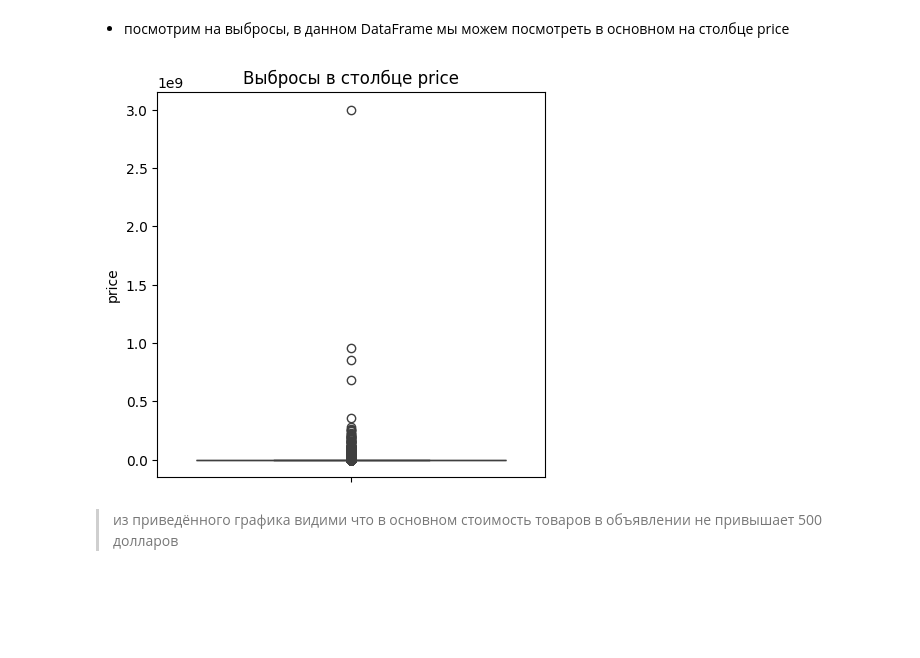
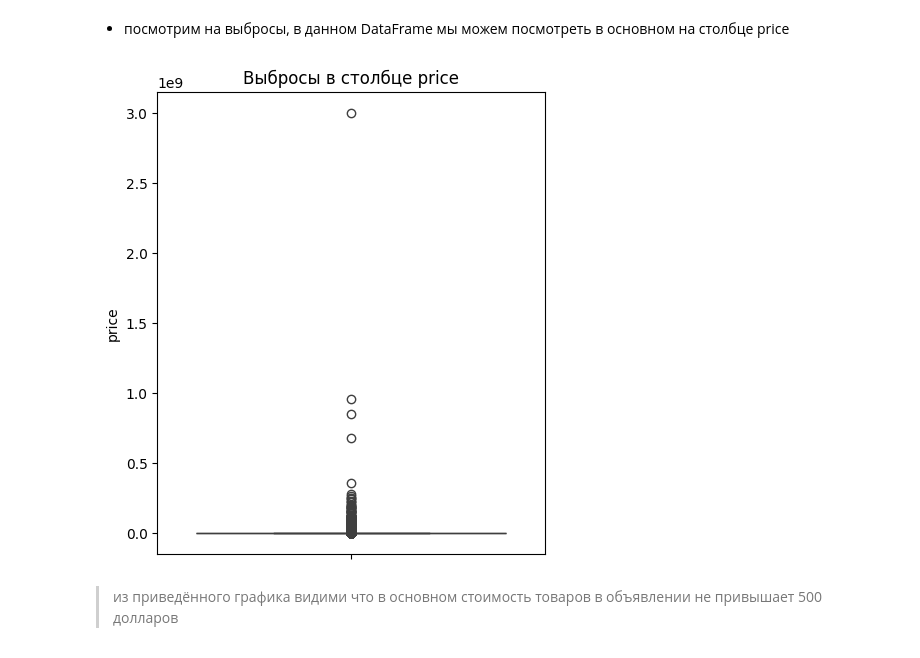
Before and after one commit to Purplex8/Avito-project, a Jupyter notebook: Avito_project_part1.ipynb, the cells around one changed output. Drawn from its saved outputs; the diff is of its cells as text; code cells hidden in the pictures; blank space fills up the shorter version.

```diff
--- a/Avito_project_part1.ipynb
+++ b/Avito_project_part1.ipynb
@@ -192,0 +198,2 @@ df2.describe(include='all')
+# %%
+df2.fillna(value={'param_1': 'unknown', 'param_2': 'unknown', 'param_3': 'unknown'}, inplace=True)
@@ -419,12 +469,12 @@ df2[df2.duplicated(keep=False)]
 # %% [markdown]
 * посмотрим на выбросы, в данном DataFrame мы можем посмотреть в основном на столбце price
 # %%
-plt.figure(figsize=(5, 5))
+plt.figure(figsize=(5, 6))
 sns.boxplot(data=df2['price'])
 plt.title('Выбросы в столбце price')
 plt.show()
 # %% [output]
-[figure, old version]
+[figure, new version]
 # %% [markdown]
 > из приведённого графика видими что в основном стоимость товаров в объявлении не привышает 500 долларов
 # %% [markdown]
```
Also changed, not shown: parts of 36 cells of this notebook.
